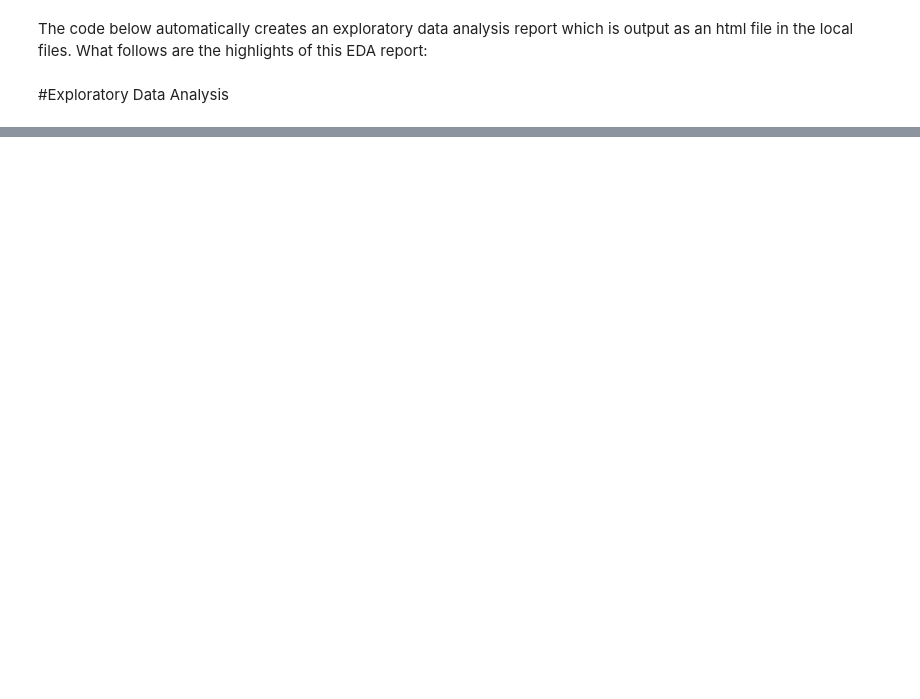
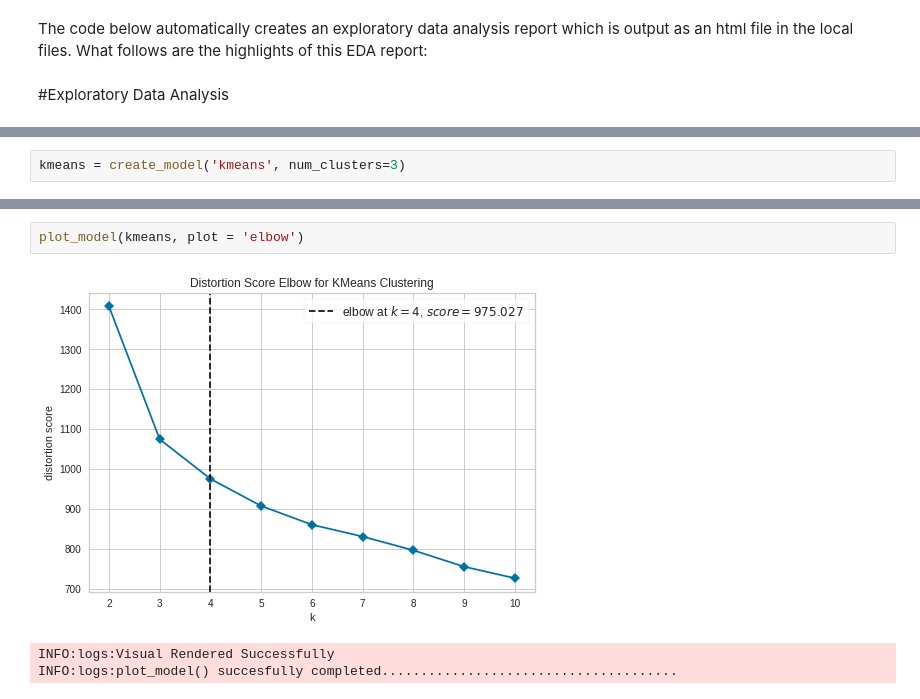
Before and after one commit to DeepCodeSec/ml1000-p2, a Jupyter notebook: project2_wine_clustering.ipynb, the cells around one changed output, grey strips where cells are left out. Drawn from its saved outputs; the diff is of its cells as text; blank space fills up the shorter version.

```diff
--- a/project2_wine_clustering.ipynb
+++ b/project2_wine_clustering.ipynb
@@ -207,0 +373,2 @@ kmeans=KMeans(n_clusters=3,init="k-means++").fit(data)
+# %%
+kmeans = create_model('kmeans', num_clusters=3)
@@ -207,0 +422,6 @@ kmeans=KMeans(n_clusters=3,init="k-means++").fit(data)
+# %%
+plot_model(kmeans, plot = 'elbow')
+# %% [output]
+[figure, added]
+INFO:logs:Visual Rendered Successfully
+INFO:logs:plot_model() succesfully completed......................................
```
Also changed, not shown: parts of 72 cells of this notebook.
